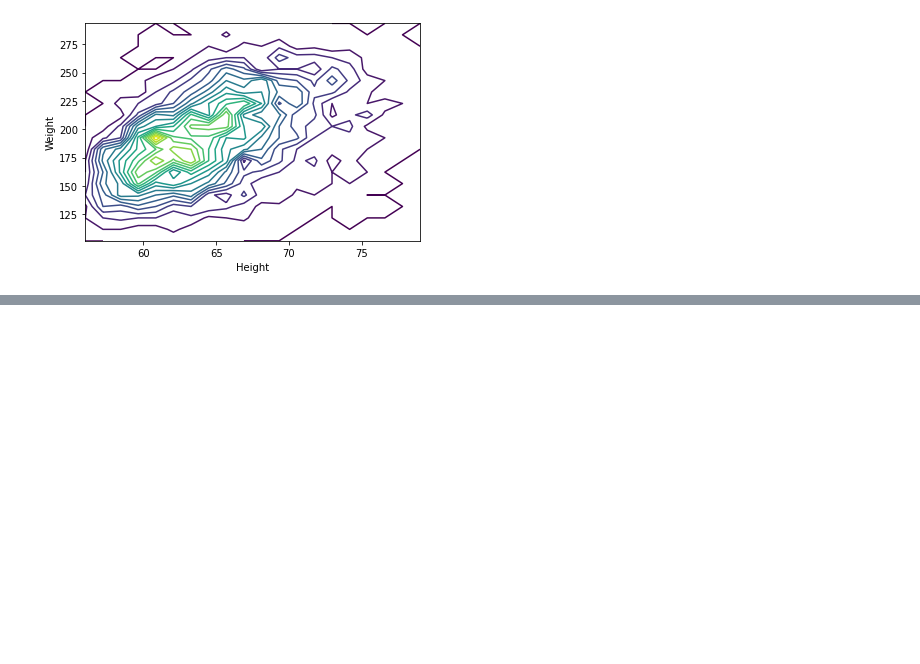
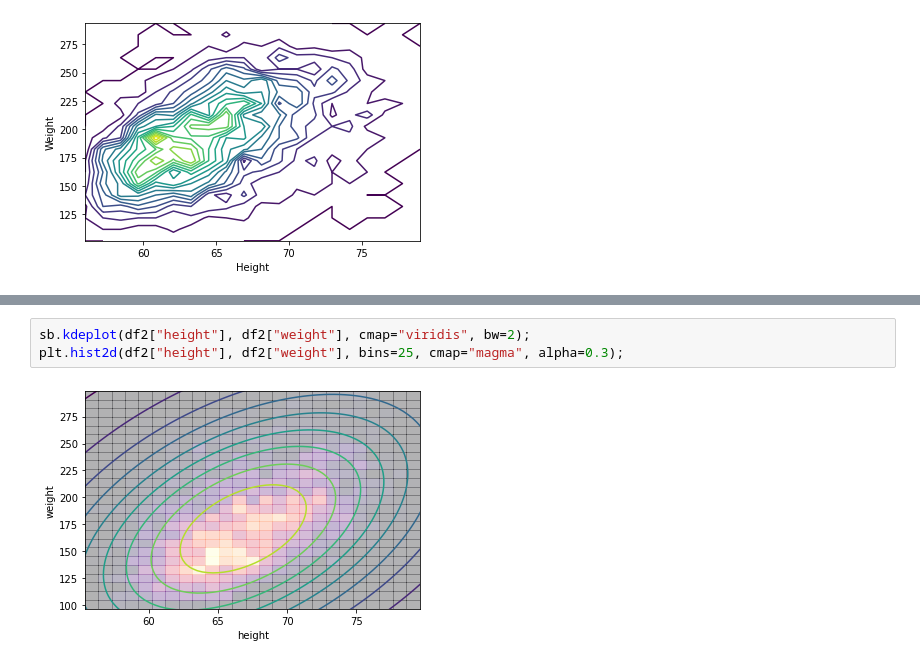
Before and after one commit to sakib4535/statistical_analysis_basics, a Jupyter notebook: N - Dimension (Plots and Hist).ipynb, the cells around one changed output, grey strips where cells are left out. Cells and saved outputs as stored; diff of their text form; blank space fills up the shorter version.

```diff
--- a/N - Dimension (Plots and Hist).ipynb
+++ b/N - Dimension (Plots and Hist).ipynb
@@ -122,0 +128,5 @@ Text(0, 0.5, 'Weight')
+# %%
+sb.kdeplot(df2["height"], df2["weight"], cmap="viridis", bw=2);
+plt.hist2d(df2["height"], df2["weight"], bins=25, cmap="magma", alpha=0.3);
+# %% [output]
+[figure, added]
```
Also changed, not shown: parts of 2 cells of this notebook.
